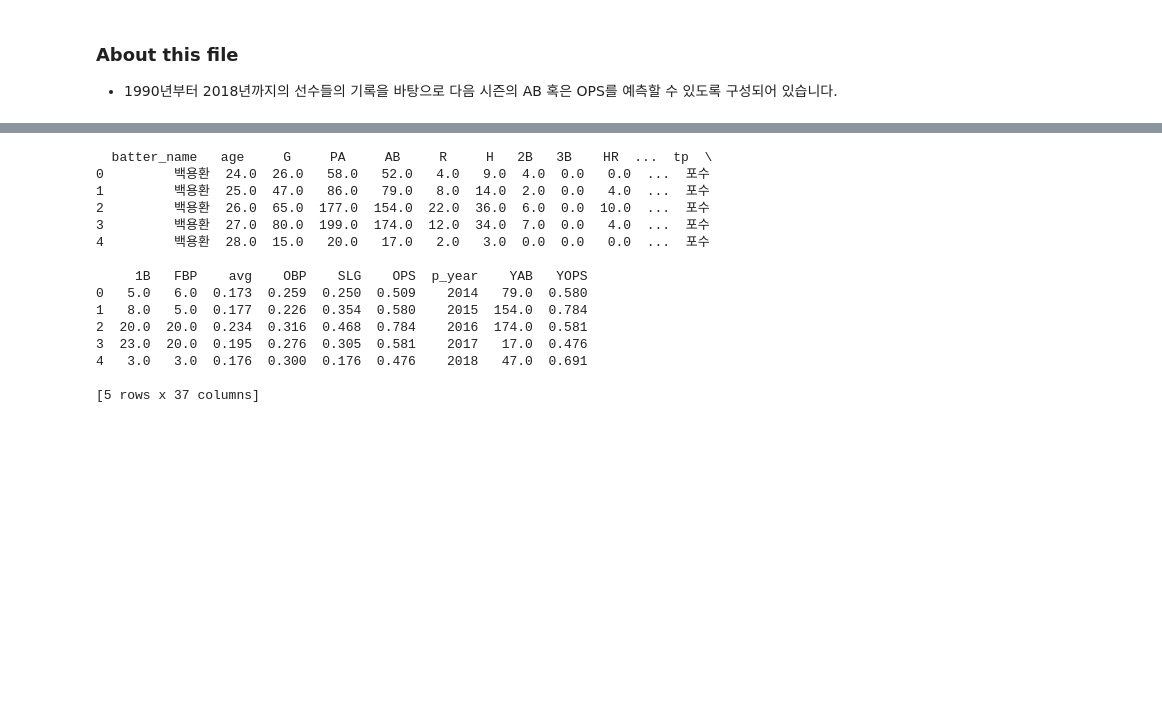
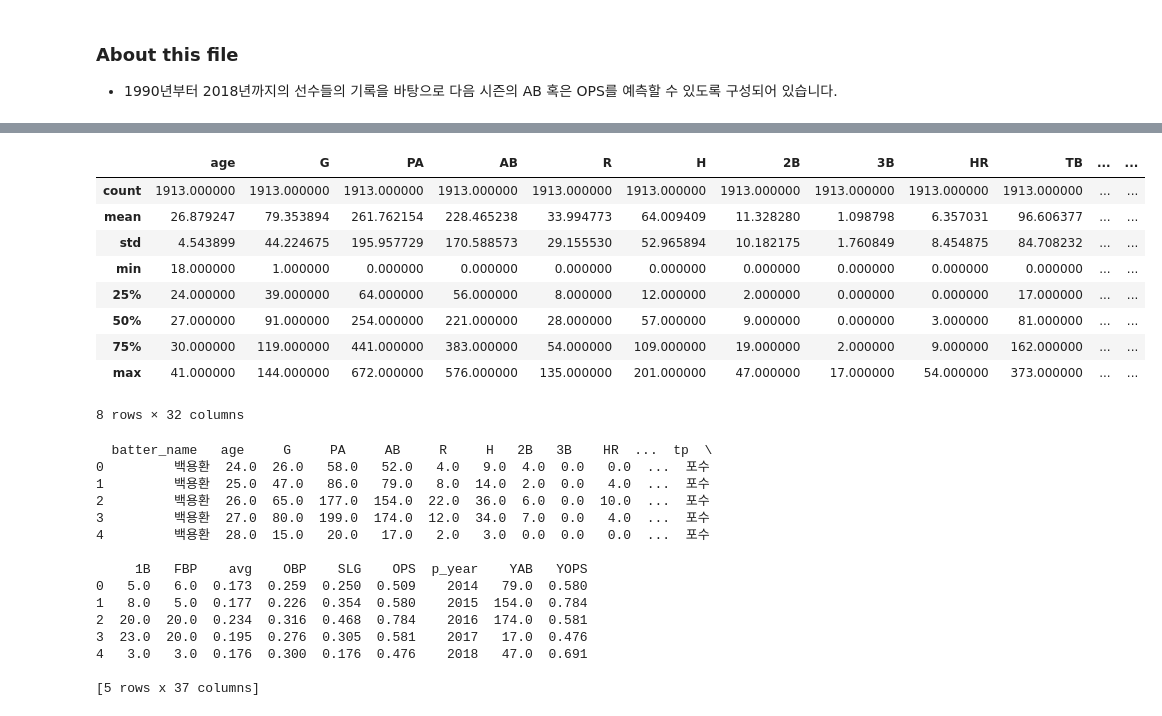
Before and after one commit to kkalkkkal/Datathon_KBO, a Jupyter notebook: KBO_hspark.ipynb, the cells around one changed output, grey strips where cells are left out. Cells and saved outputs as stored; diff of their text form; code cells hidden in the pictures; blank space fills up the shorter version.

```diff
--- a/KBO_hspark.ipynb
+++ b/KBO_hspark.ipynb
@@ -6,6 +19,19 @@
 # %%
 import pandas as pd
 df = pd.read_csv('KBO_archive/2019_kbo_for_kaggle_v2.csv')
+# %%
+df.describe()
+# %% [output]
+|  | age | G | PA | AB | R | H | 2B | 3B | HR | TB | ... | ... |
+| count | 1913.000000 | 1913.000000 | 1913.000000 | 1913.000000 | 1913.000000 | 1913.000000 | 1913.000000 | 1913.000000 | 1913.000000 | 1913.000000 | ... | ... |
+| mean | 26.879247 | 79.353894 | 261.762154 | 228.465238 | 33.994773 | 64.009409 | 11.328280 | 1.098798 | 6.357031 | 96.606377 | ... | ... |
+| std | 4.543899 | 44.224675 | 195.957729 | 170.588573 | 29.155530 | 52.965894 | 10.182175 | 1.760849 | 8.454875 | 84.708232 | ... | ... |
+| min | 18.000000 | 1.000000 | 0.000000 | 0.000000 | 0.000000 | 0.000000 | 0.000000 | 0.000000 | 0.000000 | 0.000000 | ... | ... |
+| 25% | 24.000000 | 39.000000 | 64.000000 | 56.000000 | 8.000000 | 12.000000 | 2.000000 | 0.000000 | 0.000000 | 17.000000 | ... | ... |
+| 50% | 27.000000 | 91.000000 | 254.000000 | 221.000000 | 28.000000 | 57.000000 | 9.000000 | 0.000000 | 3.000000 | 81.000000 | ... | ... |
+| 75% | 30.000000 | 119.000000 | 441.000000 | 383.000000 | 54.000000 | 109.000000 | 19.000000 | 2.000000 | 9.000000 | 162.000000 | ... | ... |
+| max | 41.000000 | 144.000000 | 672.000000 | 576.000000 | 135.000000 | 201.000000 | 47.000000 | 17.000000 | 54.000000 | 373.000000 | ... | ... |
+8 rows × 32 columns
 # %%
 print(df.head())
 # %% [output]
```
Also changed, not shown: parts of 13 cells of this notebook.
